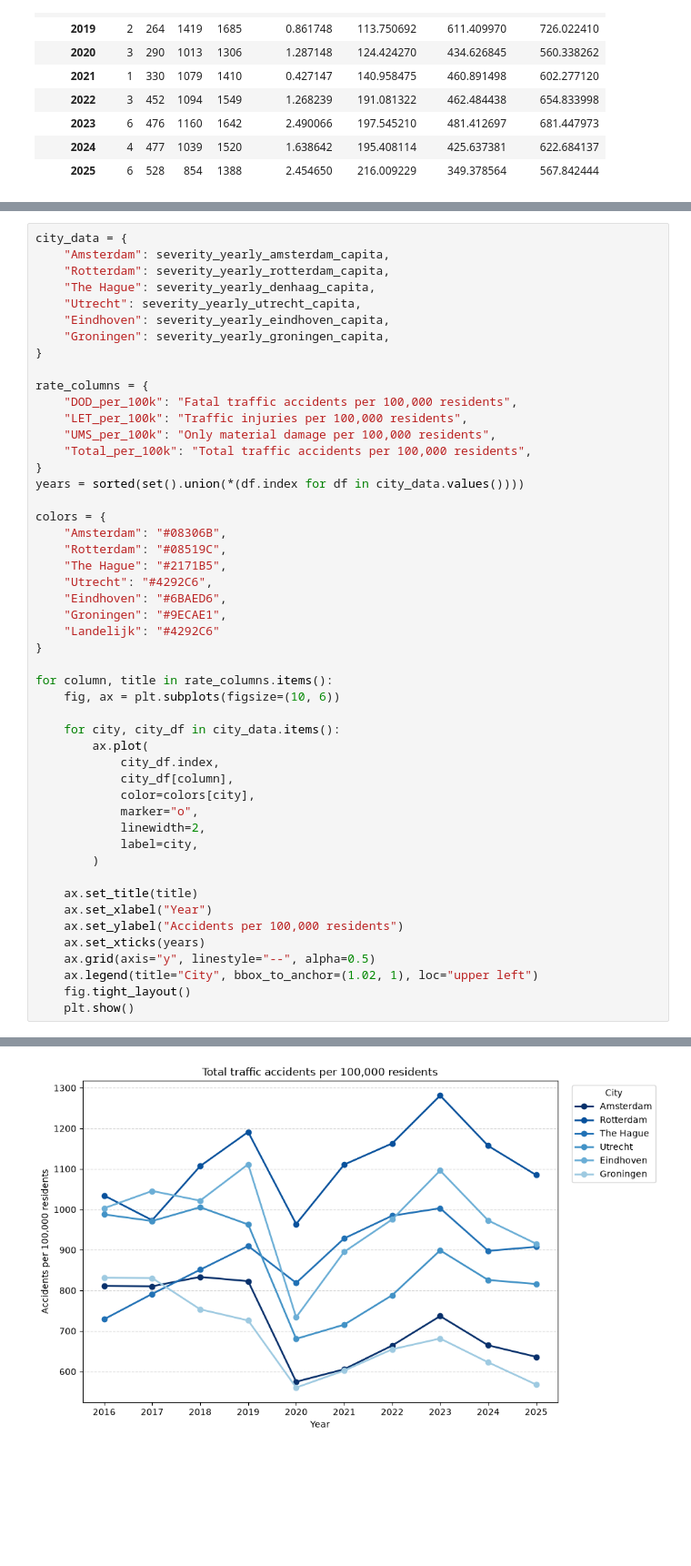
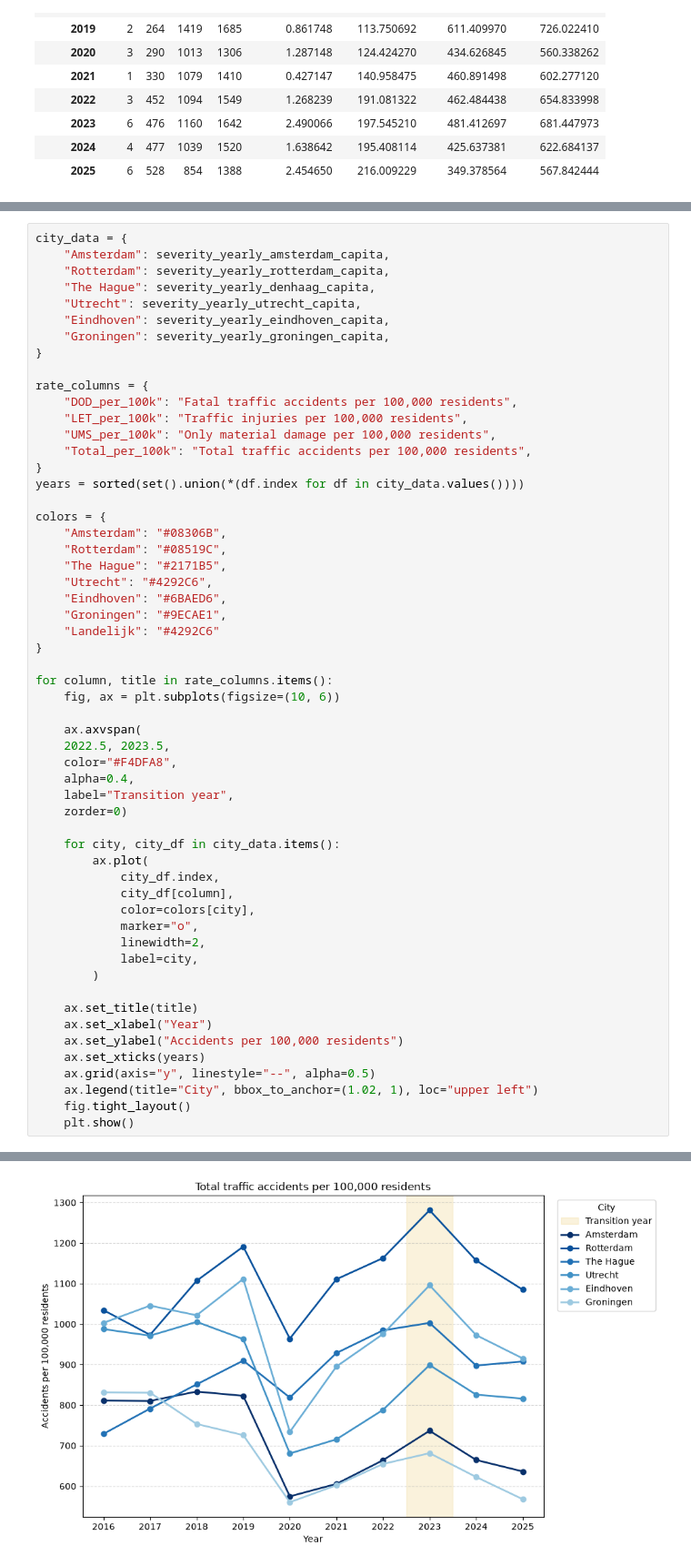
Before and after one commit to LiamLuijtgaarden/Python-Project, a Jupyter notebook: Subquestion 3.ipynb, the cells around one changed output, grey strips where cells are left out. Shown at 91% size. Cells and saved outputs as stored; diff of their text form; blank space fills up the shorter version.

```diff
--- a/Subquestion 3.ipynb
+++ b/Subquestion 3.ipynb
@@ -688,6 +688,13 @@ colors = {
 for column, title in rate_columns.items():
     fig, ax = plt.subplots(figsize=(10, 6))
 
+    ax.axvspan(
+    2022.5, 2023.5,
+    color="#F4DFA8",
+    alpha=0.4,
+    label="Transition year",
+    zorder=0)
+
     for city, city_df in city_data.items():
         ax.plot(
             city_df.index,
@@ -713,2 +720,2 @@ for column, title in rate_columns.items():
-[figure, old version]
+[figure, new version]
 # %% [markdown]
```
Also changed, not shown: parts of 15 cells of this notebook, 16 other files.
